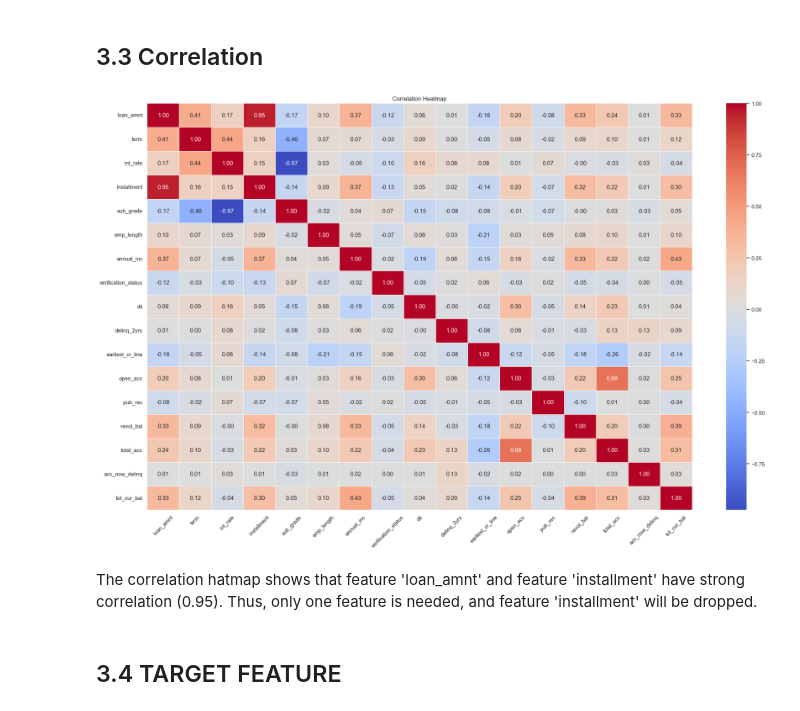
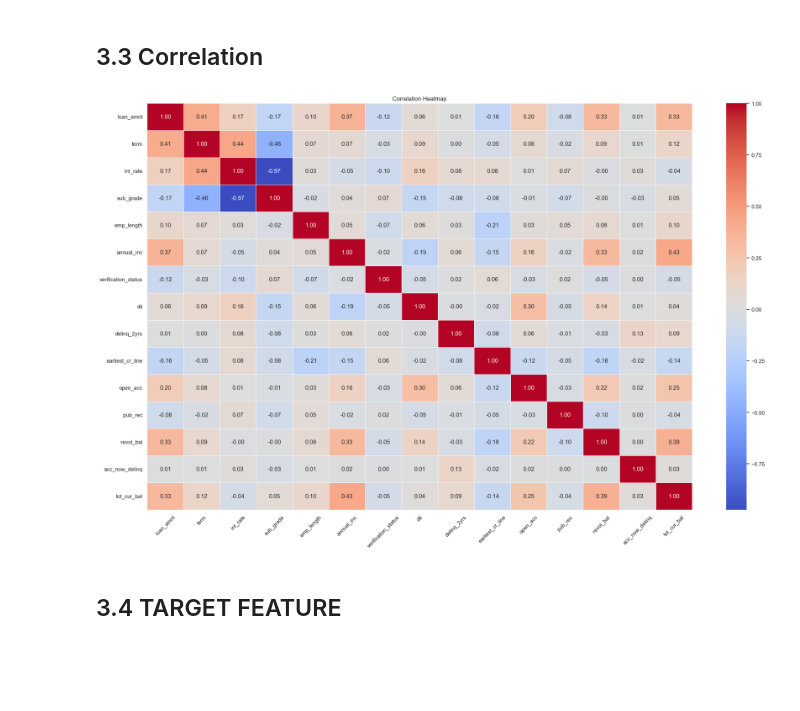
Before and after one commit to urfanamillatina/Loan_Approval_Prediction, a Jupyter notebook: Loan_approval_predictions.ipynb, the cells around one changed output. Cells and saved outputs as stored; diff of their text form; code cells hidden in the pictures; blank space fills up the shorter version.

```diff
--- a/Loan_approval_predictions.ipynb
+++ b/Loan_approval_predictions.ipynb
@@ -1046,7 +1081,7 @@ emp_length = {
 }
 
 # Mapping the new 'emp_lenght' into the dataset
-df['emp_length'] = df['emp_length'].map(emp_length)
+data['emp_length'] = data['emp_length'].map(emp_length)
 # %% [markdown]
 #### c. Feature: verification_status
 
@@ -1062,7 +1097,7 @@ verification_status = {
 }
 
 # Mapping the new 'verification_status' into the dataset
-df['verification_status'] = df['verification_status'].map(verification_status)
+data['verification_status'] = data['verification_status'].map(verification_status)
 # %% [markdown]
 ### 3.2.2 One-Hot Encoding:
 - Feature: home_ownership
@@ -1078,11 +1113,11 @@ home_ownership = {
 }
 
 # Mapping the new 'home_ownership' into the dataset
-df['home_ownership'] = df['home_ownership'].replace(home_ownership)
+data['home_ownership'] = data['home_ownership'].replace(home_ownership)
 # %% [markdown]
 #### One-Hot Encoding Feature: home_ownership & Feature: purpose
 # %%
-df = pd.get_dummies(df, columns=['home_ownership',
+data_encoded = pd.get_dummies(data, columns=['home_ownership',
                                     'purpose'], drop_first=True)
 # %% [markdown]
 ## Final check on latest dataframe (df)
@@ -1120,19 +1155,17 @@ Categorical features have been transformed into numerical. Thus, all features ar
 # %% [markdown]
 ## 3.3 Correlation
 # %%
-numerical_dataset = df.select_dtypes(include=['number'])
+numerical_dataset = data_encoded.select_dtypes(include=['number'])
 correlation_ = numerical_dataset.corr()
 
 plt.figure(figsize=(25, 15))
 sns.heatmap(correlation_, annot=True, cmap='coolwarm', fmt='.2f', linewidths=0.5)
 plt.title('Correlation Heatmap')
 plt.xticks(rotation=45)
 plt.yticks(rotation=0)
 plt.show()
 # %% [output]
-[figure, old version]
+[figure, new version]
-# %% [markdown]
-The correlation hatmap shows that feature 'loan_amnt' and feature 'installment' have strong correlation (0.95). Thus, only one feature is needed, and feature 'installment' will be dropped.
 # %% [markdown]
 ## 3.4 TARGET FEATURE
 # %%
```
Also changed, not shown: parts of 64 cells of this notebook, 4 other files.
